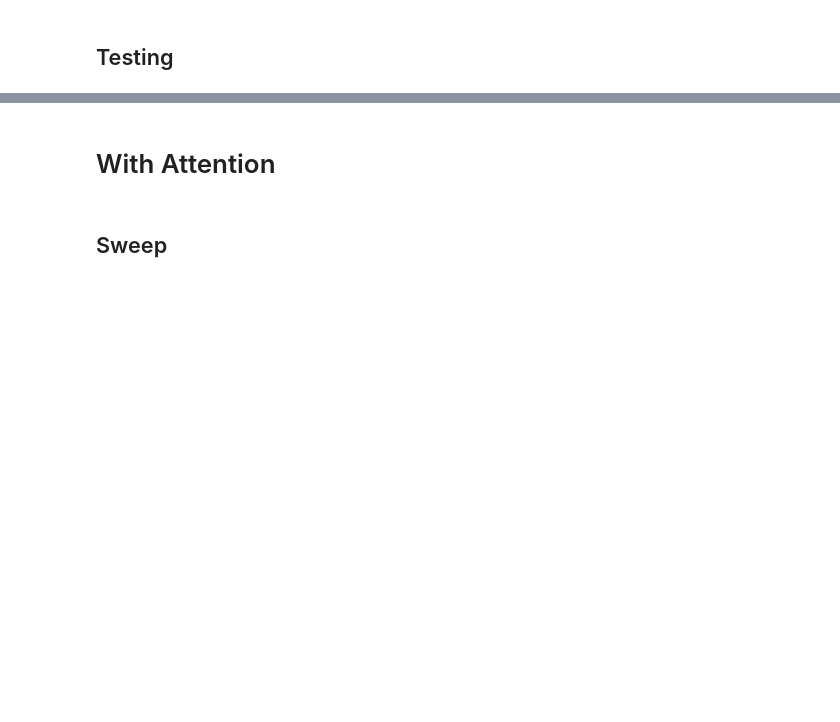
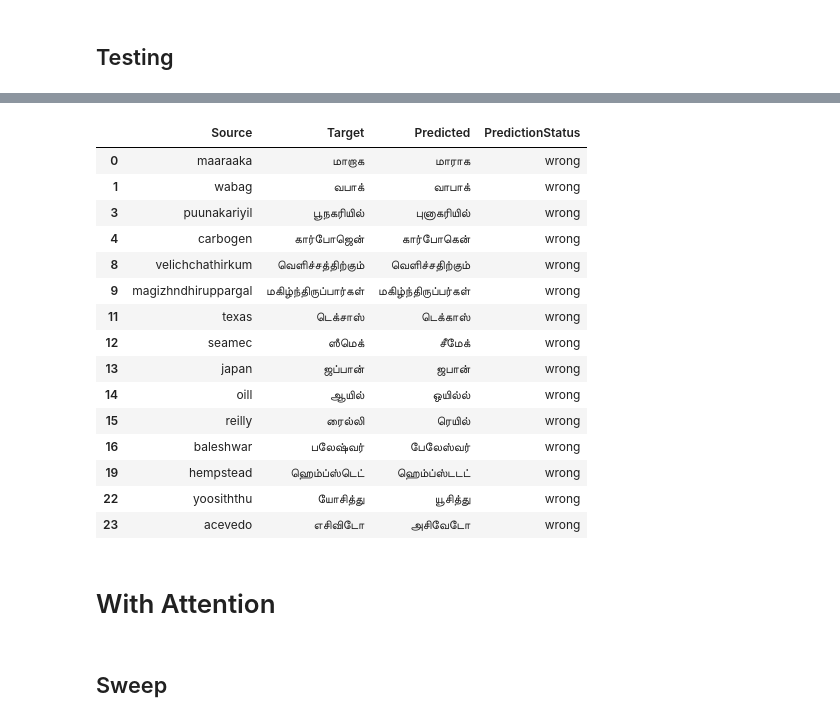
Before and after one commit to madhes23/CS6910_Assignment_3, a Jupyter notebook: BestModels.ipynb, the cells around one changed output, grey strips where cells are left out. Cells and saved outputs as stored; diff of their text form; code cells hidden in the pictures; blank space fills up the shorter version.

```diff
--- a/BestModels.ipynb
+++ b/BestModels.ipynb
@@ -131,0 +149,4 @@ print(f"Test dataset loss: {test_loss:.2f} \nAccuracy: {test_acc}")
+# %%
+res_df = pd.read_csv("predictions_vanilla/results.csv")
+correct_predictions_df = res_df[res_df['PredictionStatus']=='correct']
+correct_predictions_df.head(10)
@@ -132,3 +165,23 @@ print(f"Test dataset loss: {test_loss:.2f} \nAccuracy: {test_acc}")
+# %%
+incorrect_predictions_df = res_df[res_df['PredictionStatus']=='wrong']
+incorrect_predictions_df.head(15)
+# %% [output]
+|  | Source | Target | Predicted | PredictionStatus |
+| 0 | maaraaka | மாறாக | மாராக | wrong |
+| 1 | wabag | வபாக் | வாபாக் | wrong |
+| 3 | puunakariyil | பூநகரியில் | புனாகரியில் | wrong |
+| 4 | carbogen | கார்போஜென் | கார்போகென் | wrong |
+| 8 | velichchathirkum | வெளிச்சத்திற்கும் | வெளிச்சதிற்கும் | wrong |
+| 9 | magizhndhiruppargal | மகிழ்ந்திருப்பார்கள் | மகிழ்ந்திருப்பர்கள் | wrong |
+| 11 | texas | டெக்சாஸ் | டெக்காஸ் | wrong |
+| 12 | seamec | ஸீமெக் | சீமேக் | wrong |
+| 13 | japan | ஜப்பான் | ஜபான் | wrong |
+| 14 | oill | ஆயில் | ஒயில்ல் | wrong |
+| 15 | reilly | ரைல்லி | ரெயில் | wrong |
+| 16 | baleshwar | பலேஷ்வர் | பேலேஸ்வர் | wrong |
+| 19 | hempstead | ஹெம்ப்ஸ்டெட் | ஹெம்ப்ஸ்டடட் | wrong |
+| 22 | yoosiththu | யோசித்து | யூசித்து | wrong |
+| 23 | acevedo | எசிவிடோ | அசிவேடோ | wrong |
 # %% [markdown]
 # With Attention
 # %%
```
Also changed, not shown: parts of 15 cells of this notebook, 2 other files.
